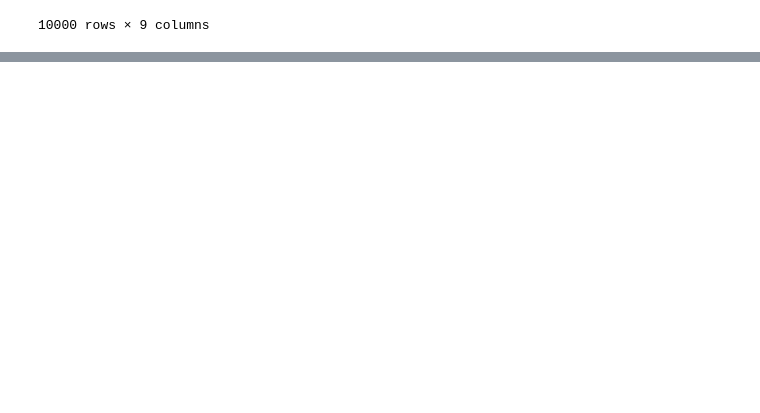
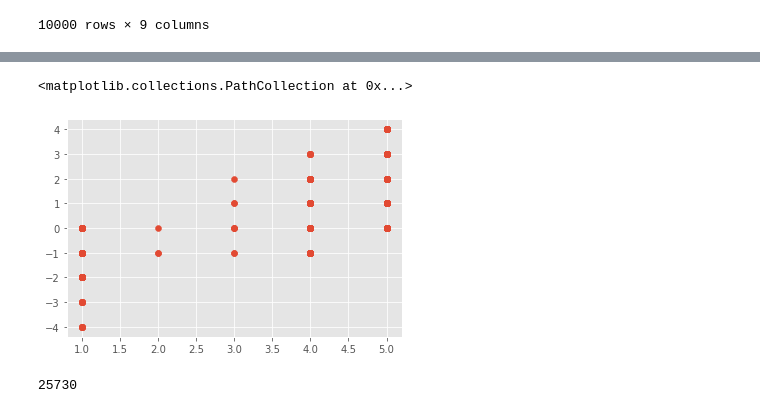
Before and after one commit to RubenBec/Capestone3, a Jupyter notebook: day1.ipynb, the cells around one changed output, grey strips where cells are left out. Drawn from its saved outputs; the diff is of its cells as text; code cells hidden in the pictures; blank space fills up the shorter version.

```diff
--- a/day1.ipynb
+++ b/day1.ipynb
@@ -26,0 +89,9 @@ chunk
+# %%
+plt.scatter(rfpred, residual)
+# %% [output]
+<matplotlib.collections.PathCollection at 0x...>
+[figure, added]
+# %%
+len(rf.feature_importances_)
+# %% [output]
+25730
```
Also changed, not shown: parts of 16 cells of this notebook.
